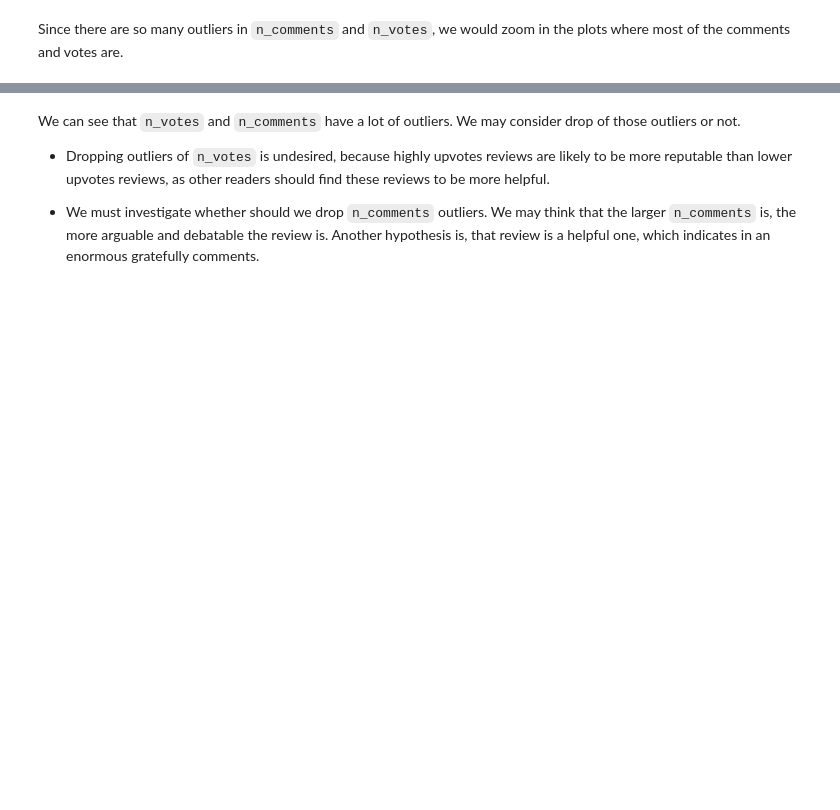
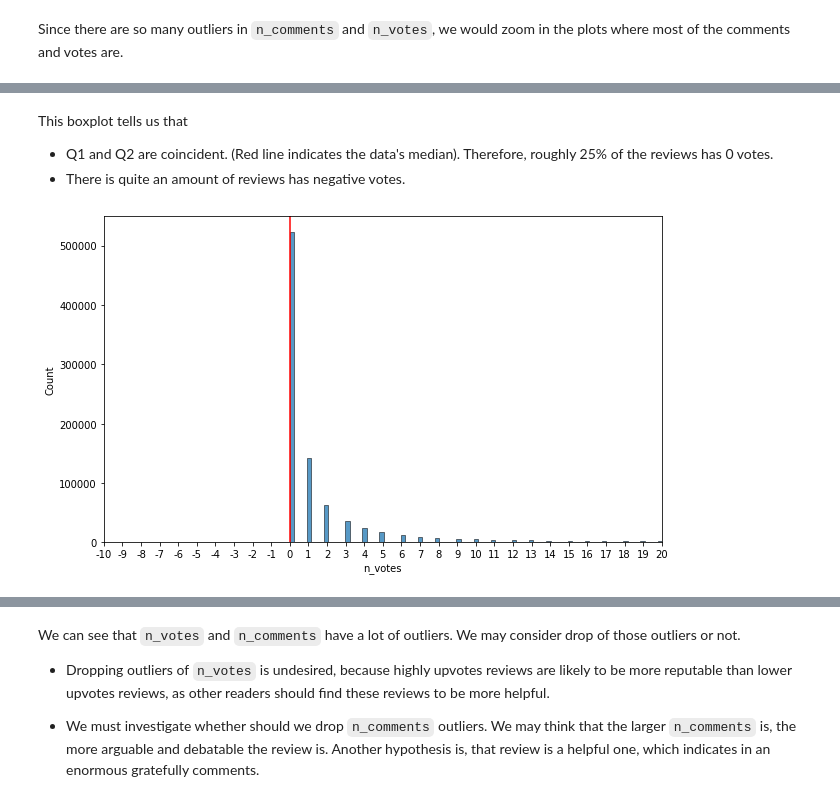
Before and after one commit to th4tkh13m/goodreads-review, a Jupyter notebook: nbs/GoodRead_Reviews.ipynb, the cells around one changed output, grey strips where cells are left out. Drawn from its saved outputs; the diff is of its cells as text; code cells hidden in the pictures; blank space fills up the shorter version.

```diff
--- a/nbs/GoodRead_Reviews.ipynb
+++ b/nbs/GoodRead_Reviews.ipynb
@@ -164,0 +193,13 @@ sns.boxplot(data=train_data, x="n_comments").set(xlim=(-5,5))
+# %% [markdown]
+This boxplot tells us that
+- Q1 and Q2 are coincident. (Red line indicates the data's median). Therefore, roughly 25% of the reviews has 0 votes.
+- There is quite an amount of reviews has negative votes.
+# %%
+plt.figure(figsize=(10,6))
+ax1 = sns.histplot(x=train_data["n_votes"][train_data["n_votes"] < 21], bins=100)
+ax1.set(xlim=(-10,20))
+ax1.axvline(x=train_data["n_votes"].median(), c='r')
+ax1.set_xticks(range(-10, 21))
+_ = ax1.set_xticklabels([str(label) for label in range(-10, 21)])
+# %% [output]
+[figure, added]
```
Also changed, not shown: parts of 43 cells of this notebook, 6 other files.
